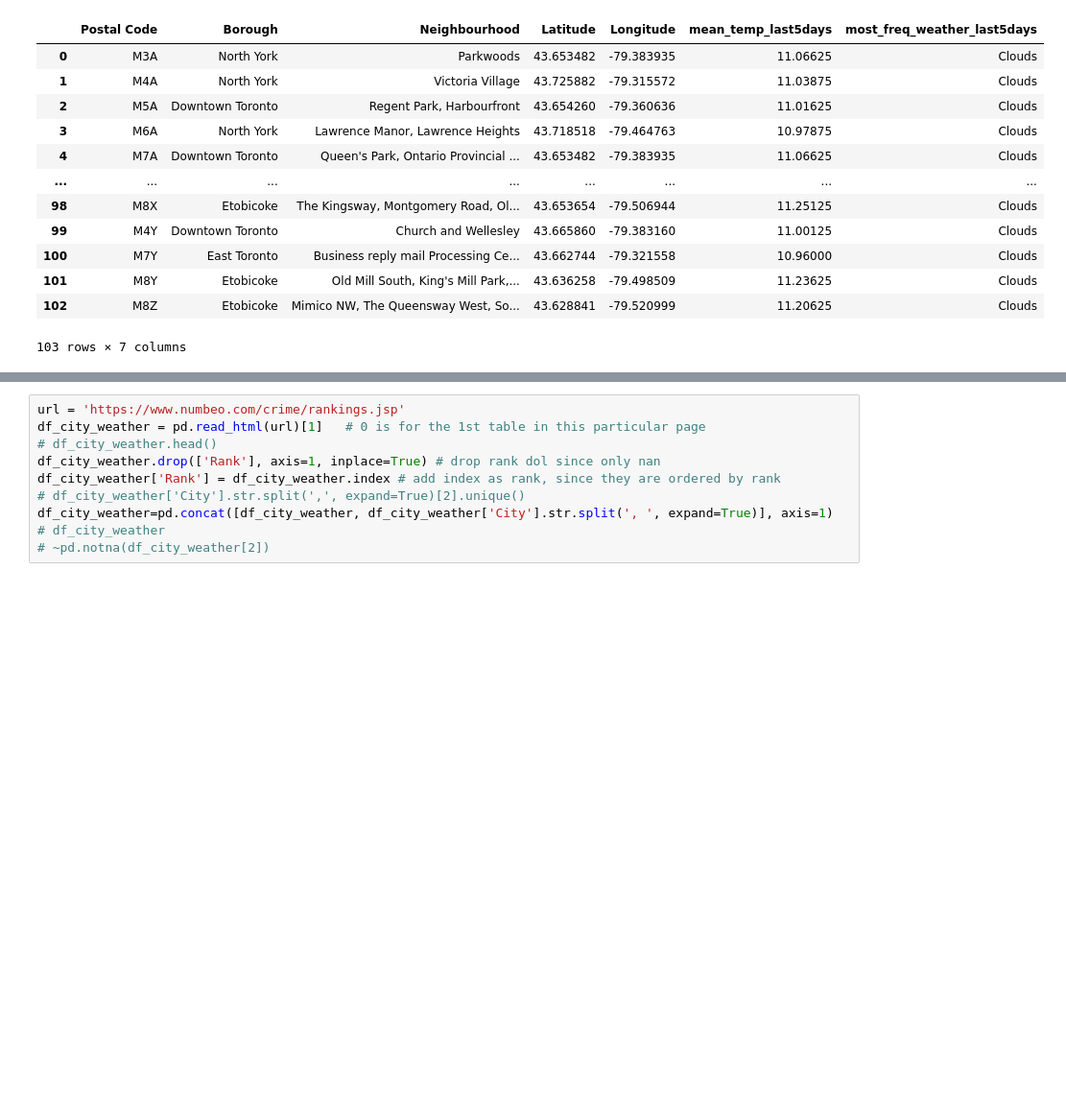
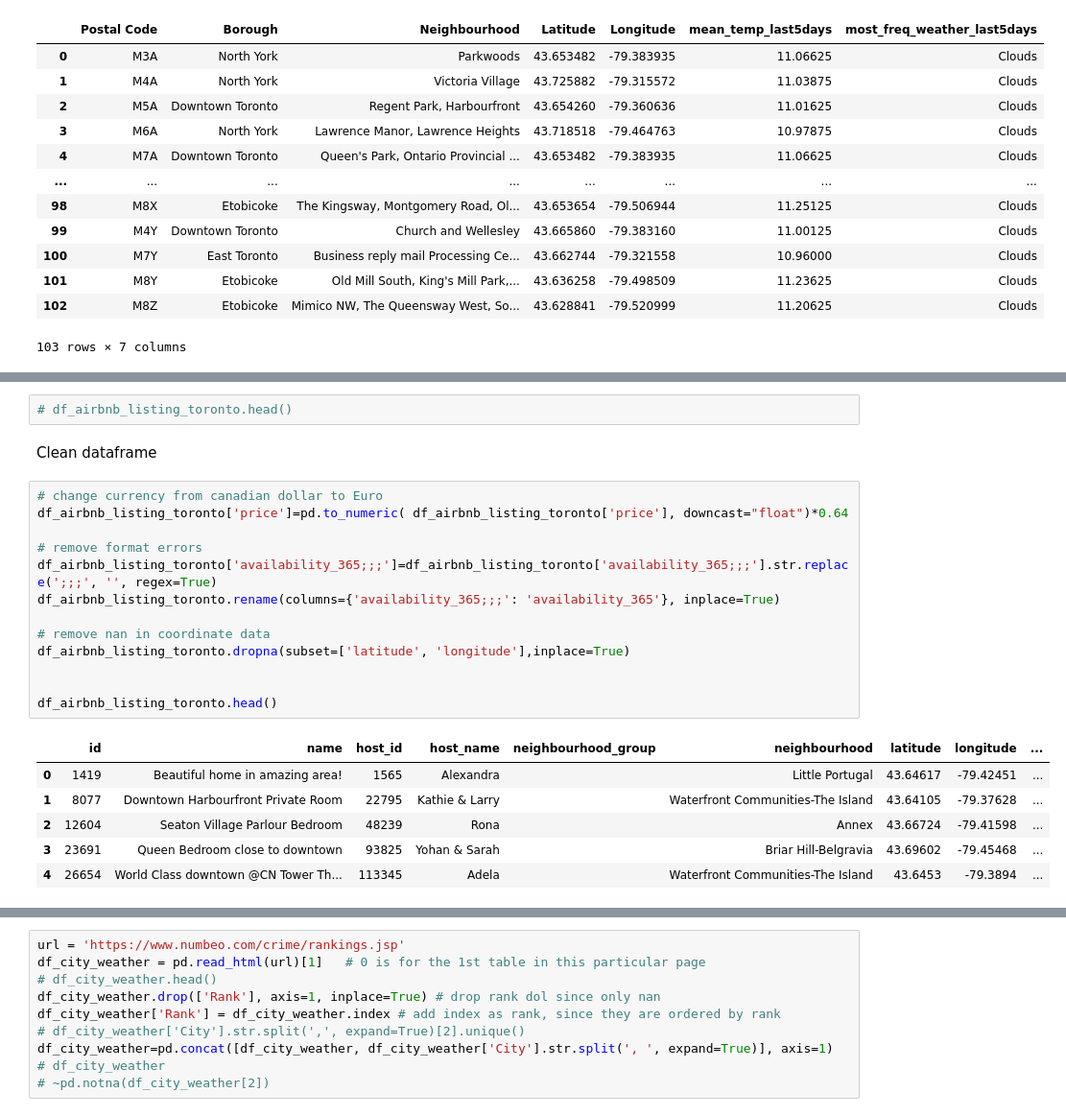
Before and after one commit to faxmaskinen/SimiliarNeighborhoods, a Jupyter notebook: scripts/similiar_neighborhoods.ipynb, the cells around one changed output, grey strips where cells are left out. Shown: that part at 96% size. Drawn from its saved outputs; the diff is of its cells as text; blank space fills up the shorter version.

```diff
--- a/scripts/similiar_neighborhoods.ipynb
+++ b/scripts/similiar_neighborhoods.ipynb
@@ -313,0 +436,24 @@ df_to_neighborhoods
+# %%
+# df_airbnb_listing_toronto.head()
+# %% [markdown]
+Clean dataframe
+# %%
+# change currency from canadian dollar to Euro
+df_airbnb_listing_toronto['price']=pd.to_numeric( df_airbnb_listing_toronto['price'], downcast="float")*0.64
+
+# remove format errors
+df_airbnb_listing_toronto['availability_365;;;']=df_airbnb_listing_toronto['availability_365;;;'].str.replace(';;;', '', regex=True)
+df_airbnb_listing_toronto.rename(columns={'availability_365;;;': 'availability_365'}, inplace=True)
+
+# remove nan in coordinate data
+df_airbnb_listing_toronto.dropna(subset=['latitude', 'longitude'],inplace=True)
+
+
+df_airbnb_listing_toronto.head()
+# %% [output]
+|  | id | name | host_id | host_name | neighbourhood_group | neighbourhood | latitude | longitude | ... |
+| 0 | 1419 | Beautiful home in amazing area! | 1565 | Alexandra |  | Little Portugal | 43.64617 | -79.42451 | ... |
+| 1 | 8077 | Downtown Harbourfront Private Room | 22795 | Kathie & Larry |  | Waterfront Communities-The Island | 43.64105 | -79.37628 | ... |
+| 2 | 12604 | Seaton Village Parlour Bedroom | 48239 | Rona |  | Annex | 43.66724 | -79.41598 | ... |
+| 3 | 23691 | Queen Bedroom close to downtown | 93825 | Yohan & Sarah |  | Briar Hill-Belgravia | 43.69602 | -79.45468 | ... |
+| 4 | 26654 | World Class downtown @CN Tower Th... | 113345 | Adela |  | Waterfront Communities-The Island | 43.6453 | -79.3894 | ... |
```
Also changed, not shown: parts of 27 cells of this notebook.
